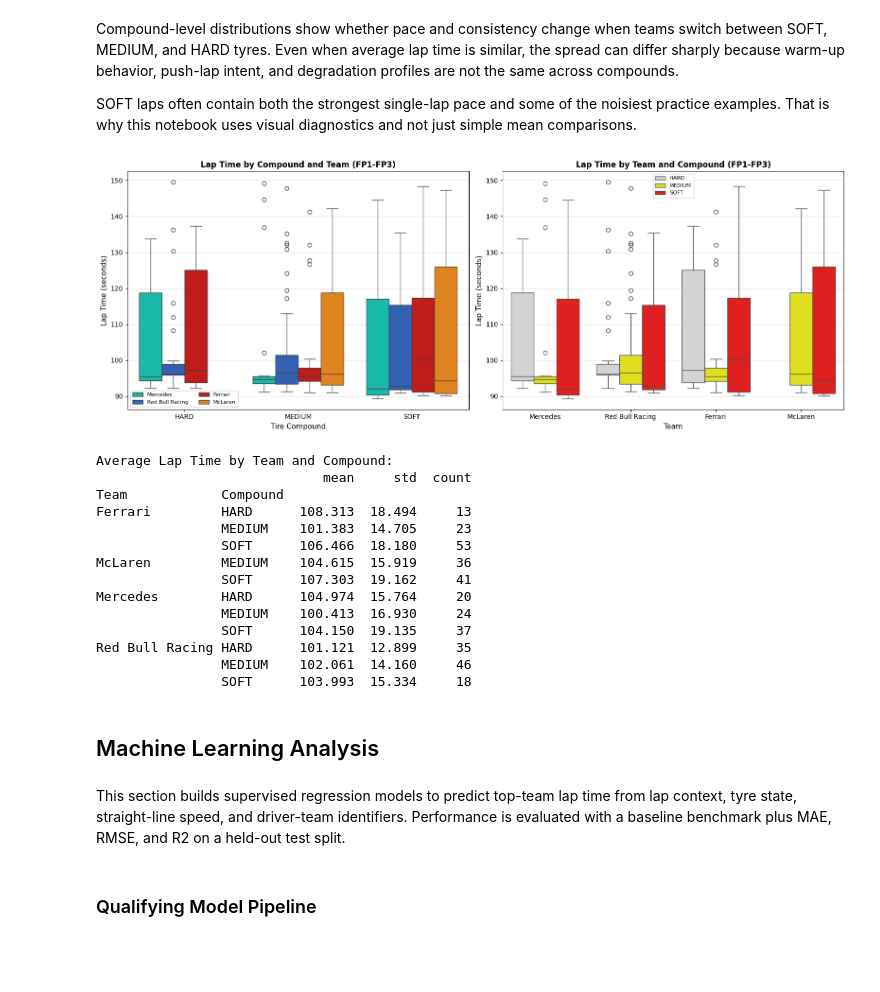
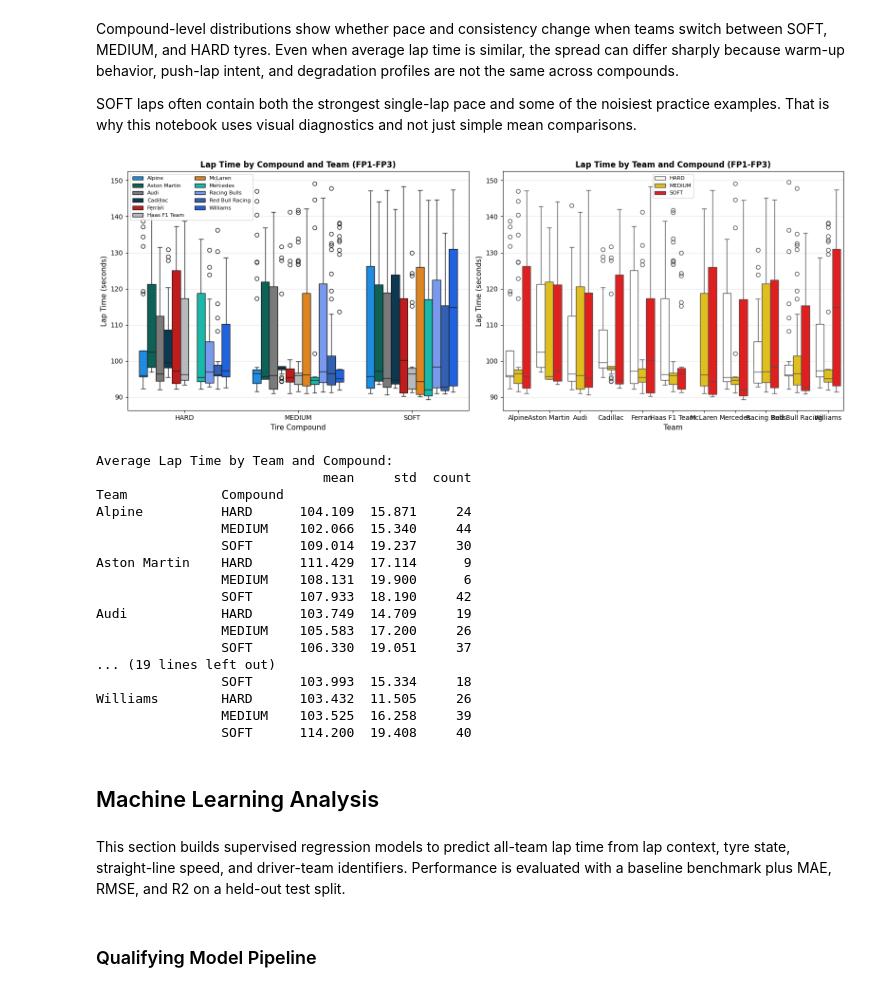
Before and after one commit to Syed-Nihaal/F1-2026-Qualifying-Prediction-and-Race-Strategy, a Jupyter notebook: Round_3_Japanese_GP_2026/F1_2026_Japanese_GP_Qualifying_and_Race_Strategy.ipynb, the cells around one changed output. Cells and saved outputs as stored; diff of their text form; code cells hidden in the pictures; blank space fills up the shorter version.

```diff
--- a/Round_3_Japanese_GP_2026/F1_2026_Japanese_GP_Qualifying_and_Race_Strategy.ipynb
+++ b/Round_3_Japanese_GP_2026/F1_2026_Japanese_GP_Qualifying_and_Race_Strategy.ipynb
@@ -249,6 +307,13 @@ def data_cleaning(data, output_csv_path):
                        'LapStartDate', 'LapEndDateTime','Position', 'Deleted', 'DeletedReason', 'FastF1Generated','IsAccurate']
     cleaned_data = cleaned_data.drop(columns=[col for col in columns_to_drop if col in cleaned_data.columns])
 
+    # Drop reserve drivers or any other non-regular participants if identifiable (e.g., by team or driver name patterns)
+    if 'Driver' in cleaned_data.columns:
+        reserve_mask = cleaned_data['Driver'].str.contains('CRA', case=False, na=False)
+        reserve_count = int(reserve_mask.sum())
+        cleaned_data = cleaned_data.loc[~reserve_mask].copy()
+        print(f"Removed {reserve_count} laps from reserve/test drivers.")
+
     # Save the cleaned dataframe to a CSV file
     cleaned_data.to_csv(output_csv_path, index=False)
     print(f"Cleaned data saved to {output_csv_path}")
@@ -806,80 +897,62 @@ Compound-level distributions show whether pace and consistency change when teams
 
 SOFT laps often contain both the strongest single-lap pace and some of the noisiest practice examples. That is why this notebook uses visual diagnostics and not just simple mean comparisons.
 # %%
-# Tire compound performance across top teams
-practice_sessions = ['FP1', 'FP2', 'FP3']
-practice_df = top_teams_df[top_teams_df['Session'].isin(practice_sessions)].copy()
-
-tire_colors = {'SOFT': 'red', 'MEDIUM': 'yellow', 'HARD': 'lightgrey'}
-
+# Tire compound performance across all teams
+practice_df = df[df['Session'].isin(session_names)].copy()
 fig, axes = plt.subplots(1, 2, figsize=(16, 6))
 
 # Lap time by compound, segmented by team
 compound_order = sorted([c for c in practice_df['Compound'].dropna().unique()])
-sns.boxplot(
-    data=practice_df[practice_df['Compound'].notna()],
-    x='Compound',
-    y='LapTime',
-    hue='Team',
-    order=compound_order,
-    hue_order=top_teams,
-    palette=team_palette,
-    ax=axes[0]
-)
+sns.boxplot(data=practice_df[practice_df['Compound'].notna()], x='Compound', y='LapTime', hue='Team', order=compound_order,
+            hue_order=sorted(box_data['Team'].dropna().unique().tolist()), palette=team_palette, ax=axes[0]
+            )
+
 axes[0].set_xlabel('Tire Compound', fontsize=11)
 axes[0].set_ylabel('Lap Time (seconds)', fontsize=11)
 axes[0].set_title('Lap Time by Compound and Team (FP1-FP3)', fontsize=12, fontweight='bold')
 axes[0].grid(alpha=0.3, axis='y')
 axes[0].legend(fontsize=8, ncol=2)
 
 # Lap time by team, segmented by compound
-team_order = [t for t in top_teams if t in practice_df['Team'].unique()]
-sns.boxplot(
-    data=practice_df[practice_df['Compound'].notna()],
-    x='Team',
-    y='LapTime',
-    hue='Compound',
-    order=team_order,
-    hue_order=compound_order,
-    palette={c: tire_colors.get(c, 'gray') for c in compound_order},
-    ax=axes[1]
-)
+team_order = sorted(practice_df['Team'].dropna().unique().tolist())
+sns.boxplot(data=practice_df[practice_df['Compound'].notna()], x='Team', y='LapTime', hue='Compound', order=team_order,
+            hue_order=compound_order, palette={c: tyre_palette.get(c, 'gray') for c in compound_order}, ax=axes[1]
+            )
+
 axes[1].set_xlabel('Team', fontsize=11)
 axes[1].set_ylabel('Lap Time (seconds)', fontsize=11)
 axes[1].set_title('Lap Time by Team and Compound (FP1-FP3)', fontsize=12, fontweight='bold')
 axes[1].grid(alpha=0.3, axis='y')
 axes[1].legend(fontsize=8)
 
 plt.tight_layout()
 plt.show()
 
 print('Average Lap Time by Team and Compound:')
-print(
-    practice_df.groupby(['Team', 'Compound'])['LapTime']
-    .agg(['mean', 'std', 'count'])
-    .round(3)
-    .sort_index()
-)
+print(practice_df.groupby(['Team', 'Compound'])['LapTime'].agg(['mean', 'std', 'count']).round(3).sort_index())
 # %% [output]
-[figure, old version]
+[figure, new version]
 Average Lap Time by Team and Compound:
                              mean     std  count
 Team            Compound
-Ferrari         HARD      108.313  18.494     13
-                MEDIUM    101.383  14.705     23
-                SOFT      106.466  18.180     53
-McLaren         MEDIUM    104.615  15.919     36
-                SOFT      107.303  19.162     41
-Mercedes        HARD      104.974  15.764     20
-                MEDIUM    100.413  16.930     24
-                SOFT      104.150  19.135     37
-Red Bull Racing HARD      101.121  12.899     35
-                MEDIUM    102.061  14.160     46
+Alpine          HARD      104.109  15.871     24
+                MEDIUM    102.066  15.340     44
+                SOFT      109.014  19.237     30
+Aston Martin    HARD      111.429  17.114      9
+                MEDIUM    108.131  19.900      6
+                SOFT      107.933  18.190     42
+Audi            HARD      103.749  14.709     19
+                MEDIUM    105.583  17.200     26
+                SOFT      106.330  19.051     37
+... (19 lines left out)
                 SOFT      103.993  15.334     18
+Williams        HARD      103.432  11.505     26
+                MEDIUM    103.525  16.258     39
+                SOFT      114.200  19.408     40
 # %% [markdown]
 ## Machine Learning Analysis
 # %% [markdown]
-This section builds supervised regression models to predict top-team lap time from lap context, tyre state, straight-line speed, and driver-team identifiers. Performance is evaluated with a baseline benchmark plus MAE, RMSE, and R2 on a held-out test split.
+This section builds supervised regression models to predict all-team lap time from lap context, tyre state, straight-line speed, and driver-team identifiers. Performance is evaluated with a baseline benchmark plus MAE, RMSE, and R2 on a held-out test split.
 # %% [markdown]
 ### Qualifying Model Pipeline
 # %% [markdown]
```
Also changed, not shown: parts of 42 cells of this notebook, 19 other files.
